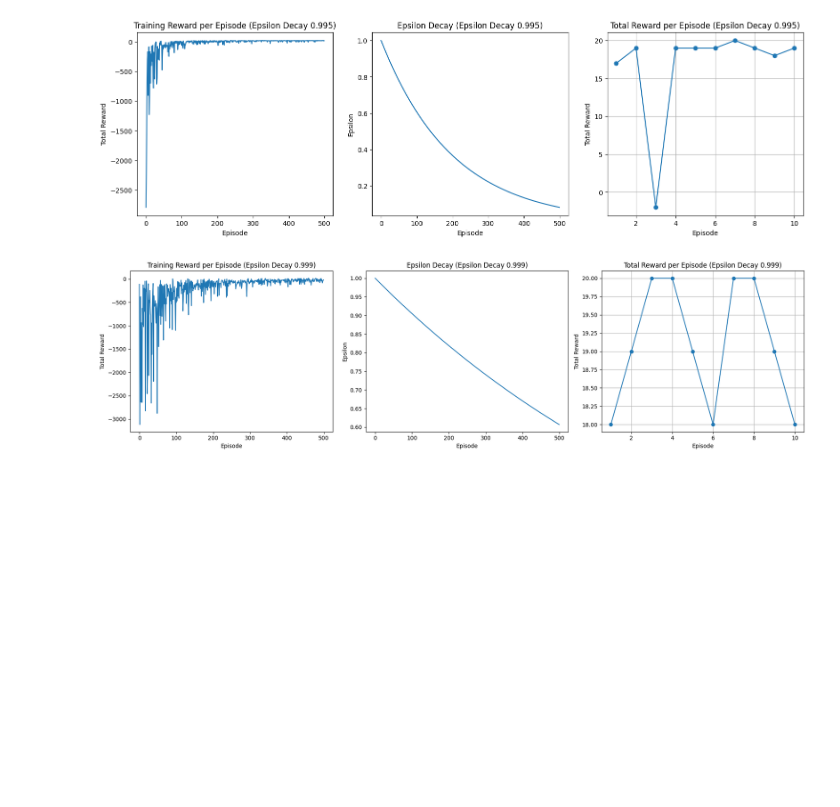
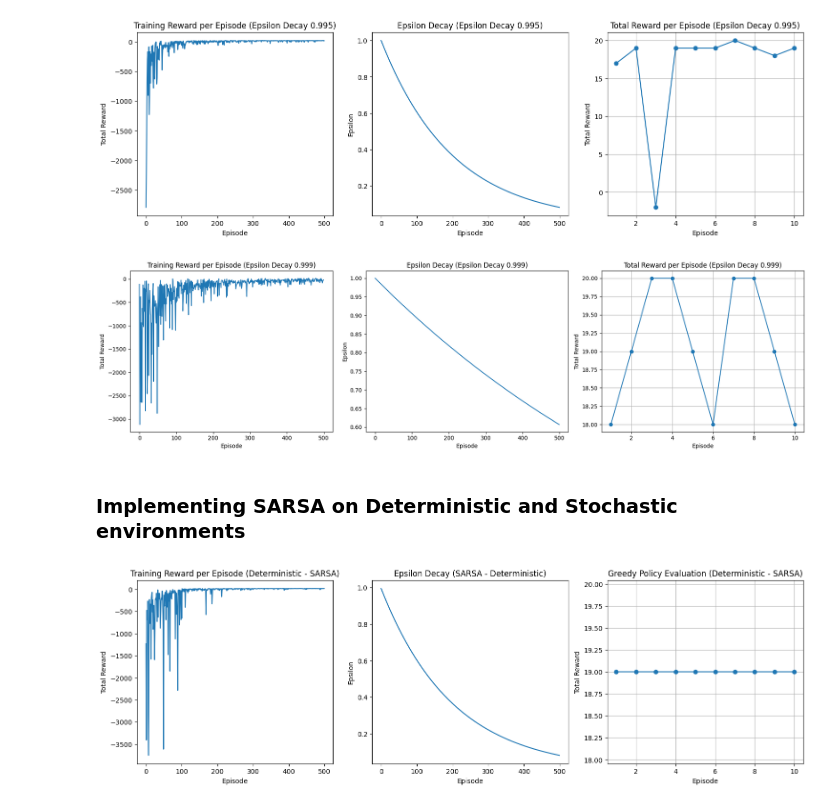
Before and after one commit to ruthvik-30/RL-A1-Defining-and-solving-RL-environments, a Jupyter notebook: part2.ipynb, the cells around one changed output. Saved outputs shown, nothing was run; the diff lists cells and outputs as text; code cells hidden in the pictures; blank space fills up the shorter version.

Commit message:
Implemented SARSA on both deterministic and stochastic environments and plotted their graphs

```diff
--- a/part2.ipynb
+++ b/part2.ipynb
@@ -503,3 +503,5 @@ Initial Q-Table:
 [figure]
 [figure]
 [figure]
+# %% [markdown]
+### Implementing SARSA on Deterministic and Stochastic environments
@@ -505,0 +571,31 @@ Initial Q-Table:
+# %%
+# Implmenting Sarsa on Deterministic environment
+env_deterministic = Env_3_Drone_Delivery(stochastic=False, multiple_deliveries=False)
+sarsa_q_table_det, sarsa_rewards_det, sarsa_epsilons_det = train_sarsa(env_deterministic)
+sarsa_greedy_rewards_det = evaluate_greedy(env_deterministic, sarsa_q_table_det)
+
+with open("q_table_sarsa_deterministic.pkl", "wb") as f:
+    pickle.dump(sarsa_q_table_det, f)
+
+plt.figure(figsize=(18, 5))
+plt.subplot(1, 3, 1)
+plt.plot(sarsa_rewards_det)
+plt.xlabel("Episode")
+plt.ylabel("Total Reward")
+plt.title("Training Reward per Episode (Deterministic - SARSA)")
+
+plt.subplot(1, 3, 2)
+plt.plot(sarsa_epsilons_det)
+plt.xlabel("Episode")
+plt.ylabel("Epsilon")
+plt.title("Epsilon Decay (SARSA - Deterministic)")
+
+plt.subplot(1, 3, 3)
+plt.plot(range(1, 11), sarsa_greedy_rewards_det, marker='o', linestyle='-')
+plt.xlabel("Episode")
+plt.ylabel("Total Reward")
+plt.title("Greedy Policy Evaluation (Deterministic - SARSA)")
+plt.grid(True)
+plt.show()
+# %% [output]
+[figure, added]
```
Also changed, not shown: parts of 2 cells of this notebook, 2 other files.
